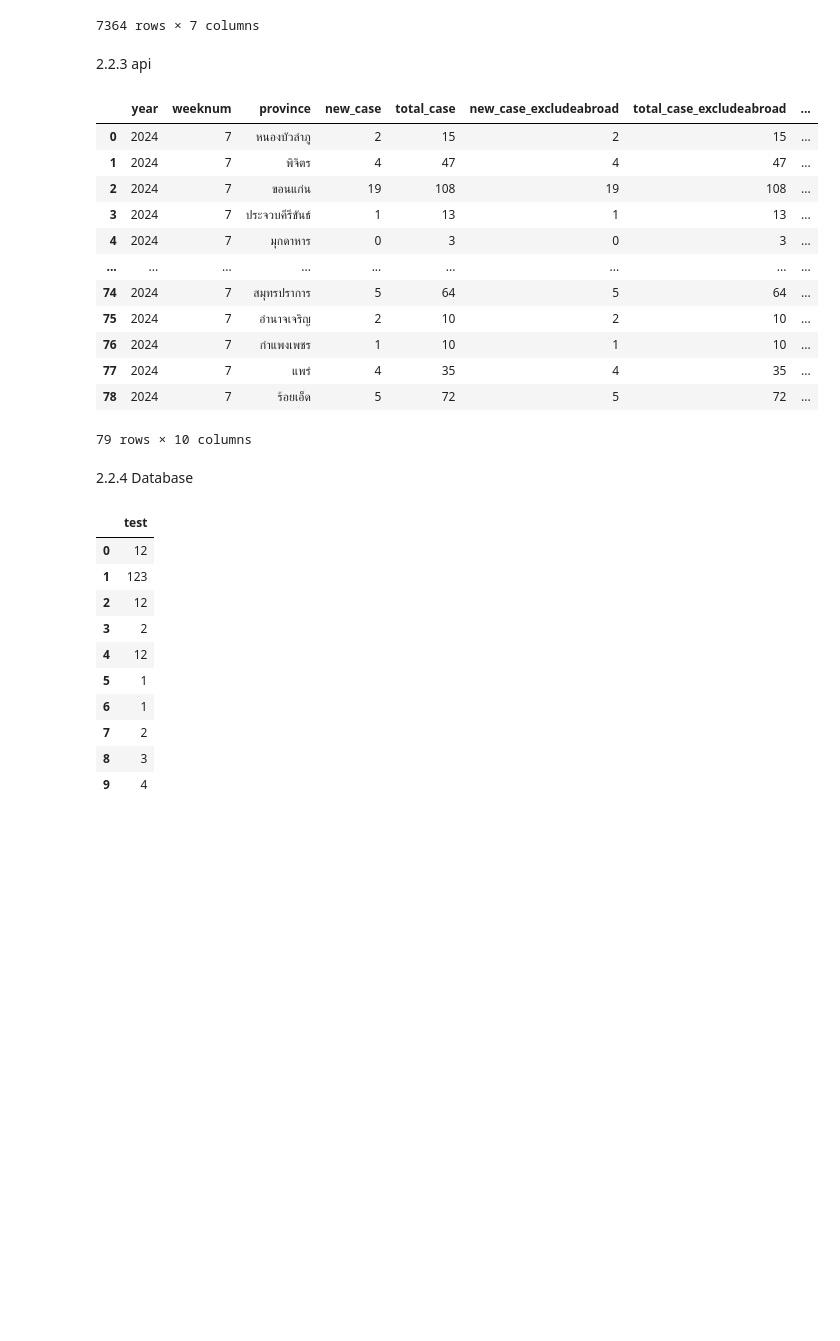
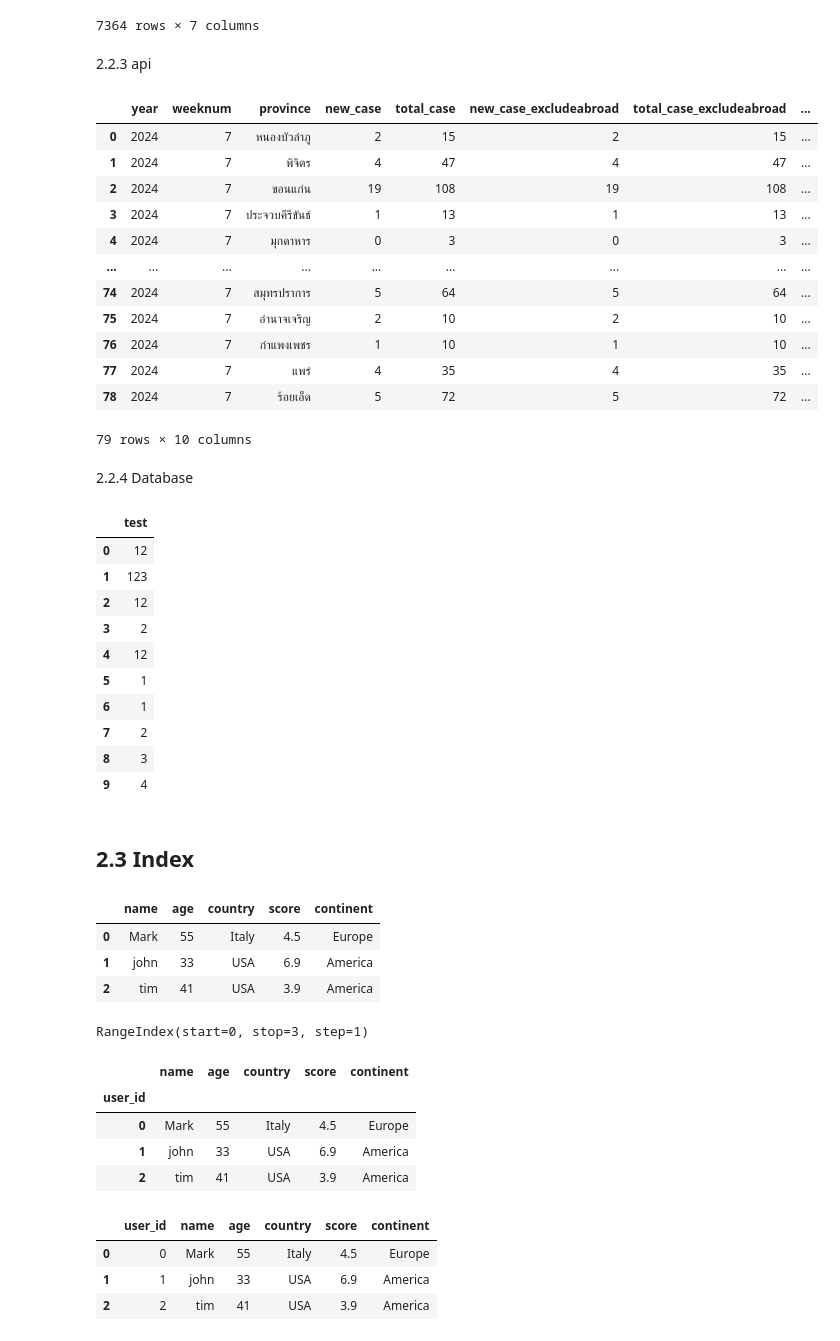
Before and after one commit to NMB-MIC/python_office_2025_02_13, a Jupyter notebook: src/02_pandas.ipynb, the cells around one changed output. Saved outputs shown, nothing was run; the diff lists cells and outputs as text; code cells hidden in the pictures; blank space fills up the shorter version.

```diff
--- a/src/02_pandas.ipynb
+++ b/src/02_pandas.ipynb
@@ -246,3 +241,38 @@ df
 | 7 | 2 |
 | 8 | 3 |
 | 9 | 4 |
+# %% [markdown]
+## 2.3 Index
+# %%
+datas = [["Mark",55,"Italy",4.5,"Europe"],
+         ["john",33,"USA",6.9,"America"],
+         ["tim",41,"USA",3.9,"America"]]
+columns = ["name","age","country","score","continent"]
+
+df = pd.DataFrame(data=datas,columns=columns)
+df
+# %% [output]
+|  | name | age | country | score | continent |
+| 0 | Mark | 55 | Italy | 4.5 | Europe |
+| 1 | john | 33 | USA | 6.9 | America |
+| 2 | tim | 41 | USA | 3.9 | America |
+# %%
+df.index
+# %% [output]
+RangeIndex(start=0, stop=3, step=1)
+# %%
+df.index.name = "user_id"
+df
+# %% [output]
+|  | name | age | country | score | continent |
+| user_id |  |  |  |  |  |
+| 0 | Mark | 55 | Italy | 4.5 | Europe |
+| 1 | john | 33 | USA | 6.9 | America |
+| 2 | tim | 41 | USA | 3.9 | America |
+# %%
+df.reset_index()
+# %% [output]
+|  | user_id | name | age | country | score | continent |
+| 0 | 0 | Mark | 55 | Italy | 4.5 | Europe |
+| 1 | 1 | john | 33 | USA | 6.9 | America |
+| 2 | 2 | tim | 41 | USA | 3.9 | America |
```
Also changed, not shown: parts of 41 cells of this notebook.
